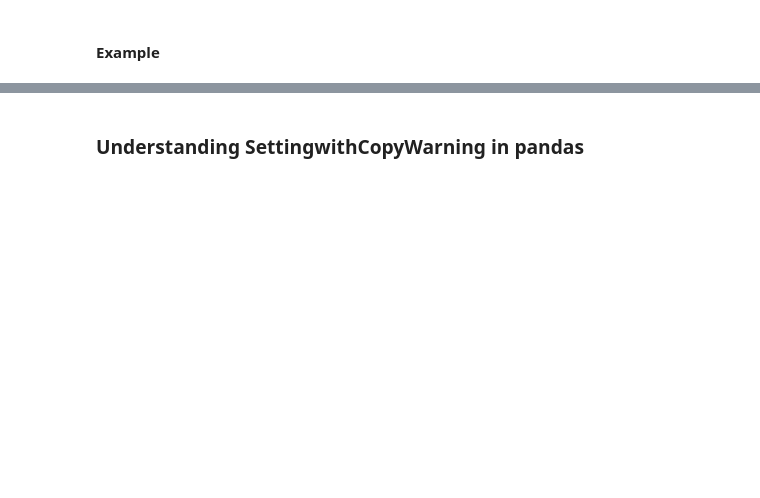
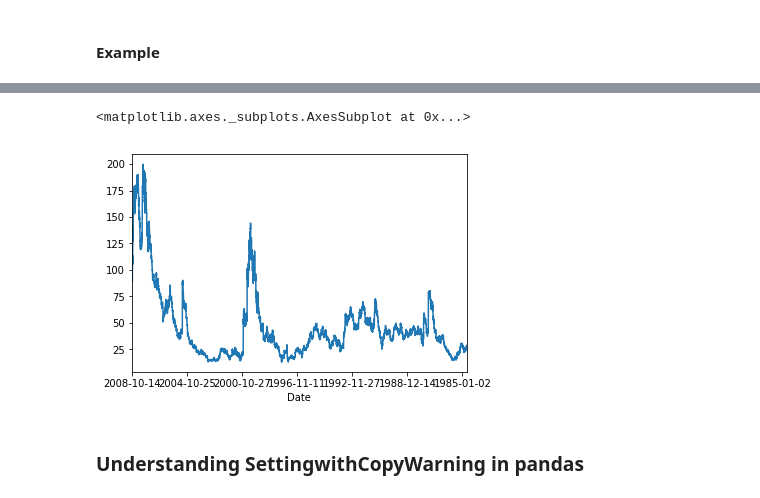
Before and after one commit to gaspera/python_analitika, a Jupyter notebook: teden_03/03_teden_pandas_clean.ipynb, the cells around one changed output, grey strips where cells are left out. Saved outputs shown, nothing was run; the diff lists cells and outputs as text; code cells hidden in the pictures; blank space fills up the shorter version.

```diff
--- a/teden_03/03_teden_pandas_clean.ipynb
+++ b/teden_03/03_teden_pandas_clean.ipynb
@@ -1719,2 +2230,4 @@ dates = pd.to_datetime([datetime(2015, 7, 3), '4th of July, 2015',
 # %% [markdown]
 #### Example
+# %%
+appl = pd.read_csv('data/DATA_aapl.csv')
@@ -1720,0 +2247,2 @@ dates = pd.to_datetime([datetime(2015, 7, 3), '4th of July, 2015',
+# %%
+appl.set_index('Date', inplace=True)
@@ -1720,0 +2259,2 @@ dates = pd.to_datetime([datetime(2015, 7, 3), '4th of July, 2015',
+# %%
+appl_close = appl['Close']
@@ -1721,2 +2271,7 @@ dates = pd.to_datetime([datetime(2015, 7, 3), '4th of July, 2015',
+# %%
+appl_close.plot()
+# %% [output]
+<matplotlib.axes._subplots.AxesSubplot at 0x...>
+[figure, added]
 # %% [markdown]
 ### Understanding SettingwithCopyWarning in pandas
```
Also changed, not shown: parts of 109 cells of this notebook, 15 other files.
